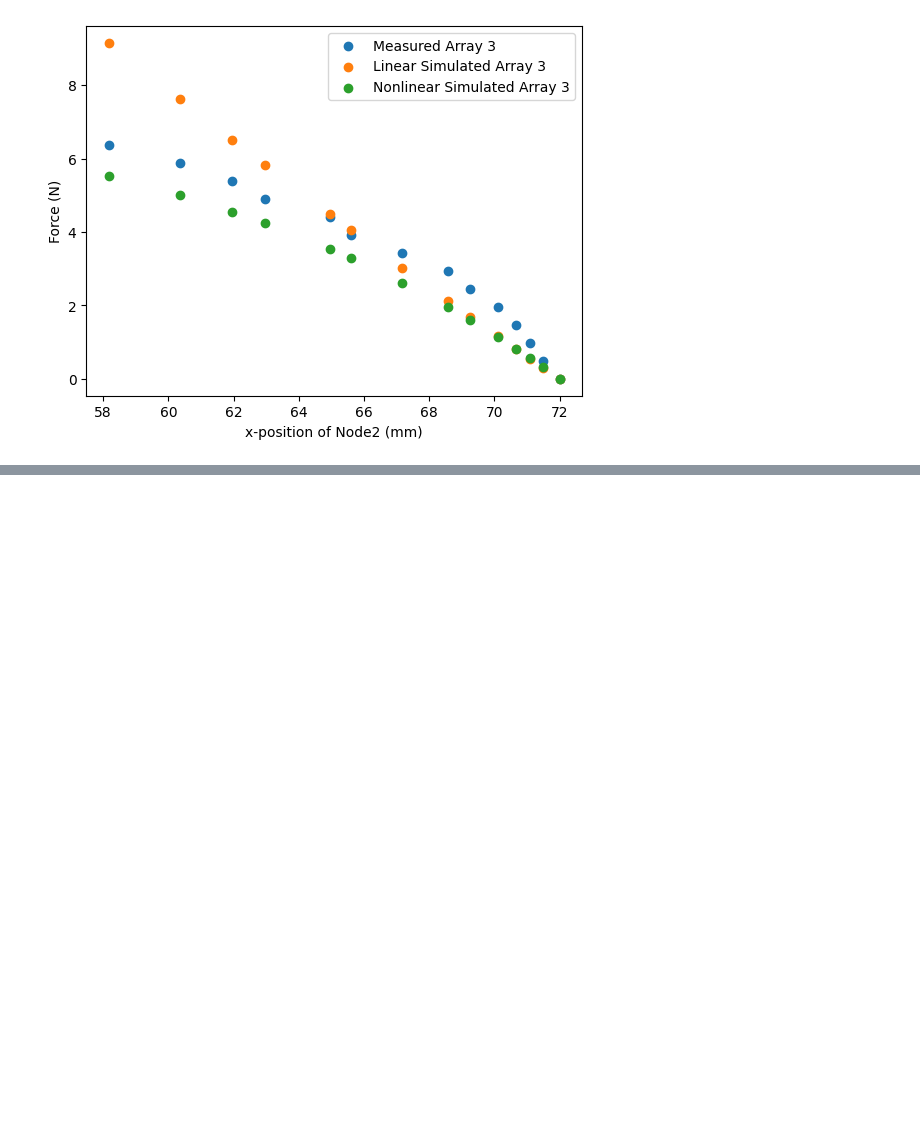
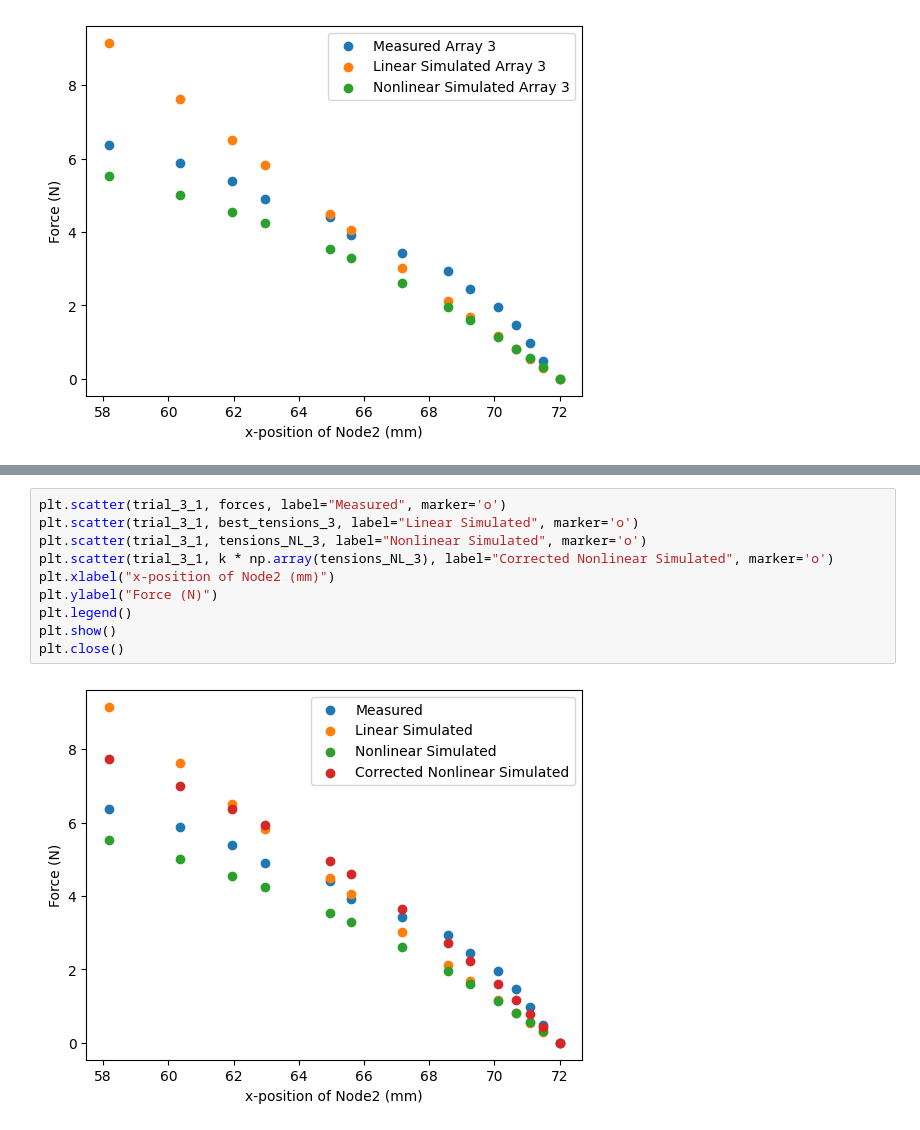
Before and after one commit to TheSmashLab/Tensegrity, a Jupyter notebook: Validation/OvertureValidation.ipynb, the cells around one changed output, grey strips where cells are left out. Cells and saved outputs as stored; diff of their text form; blank space fills up the shorter version.

```diff
--- a/Validation/OvertureValidation.ipynb
+++ b/Validation/OvertureValidation.ipynb
@@ -509,0 +541,12 @@ nonlinear RMSE for Array 3: 0.7293829685103238 N
+# %%
+plt.scatter(trial_3_1, forces, label="Measured", marker='o')
+plt.scatter(trial_3_1, best_tensions_3, label="Linear Simulated", marker='o')
+plt.scatter(trial_3_1, tensions_NL_3, label="Nonlinear Simulated", marker='o')
+plt.scatter(trial_3_1, k * np.array(tensions_NL_3), label="Corrected Nonlinear Simulated", marker='o')
+plt.xlabel("x-position of Node2 (mm)")
+plt.ylabel("Force (N)")
+plt.legend()
+plt.show()
+plt.close()
+# %% [output]
+[figure, added]
```
Also changed, not shown: parts of 5 cells of this notebook, 1 other file.
